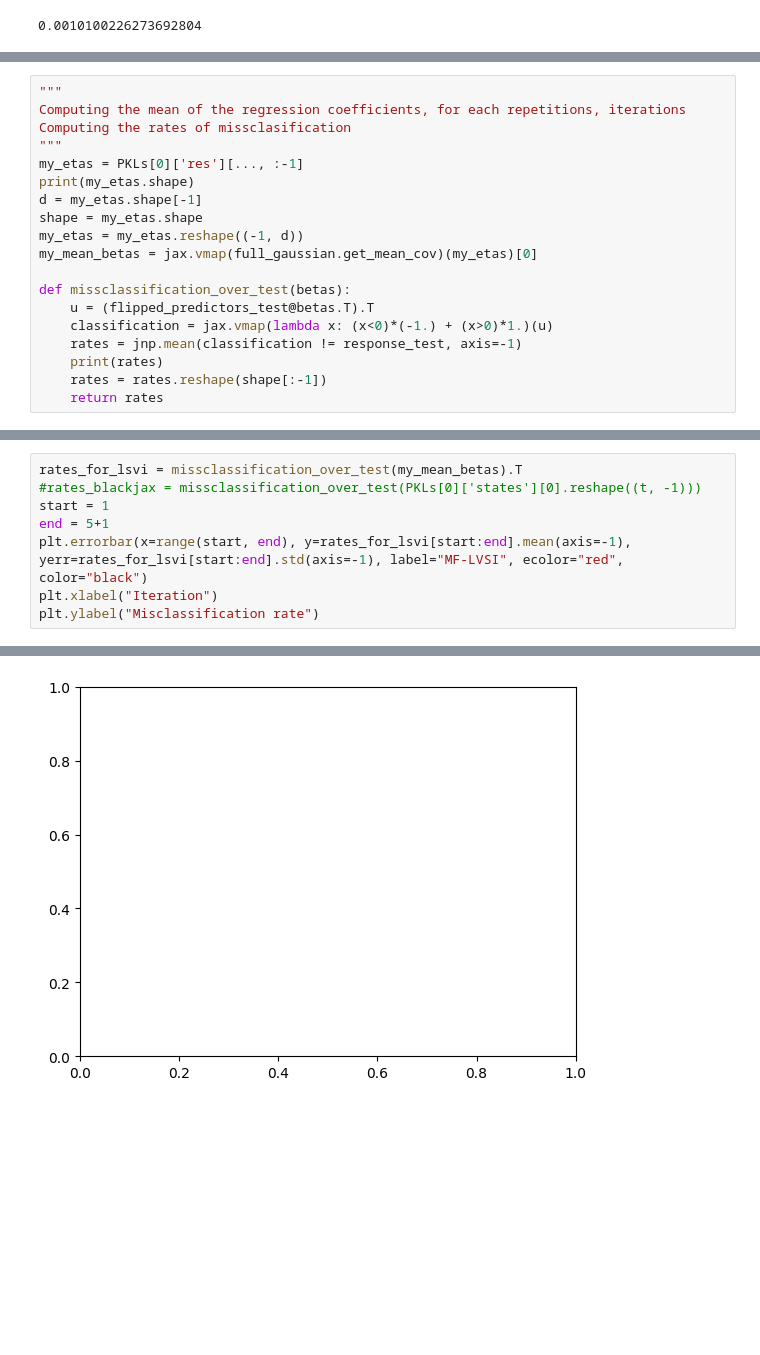
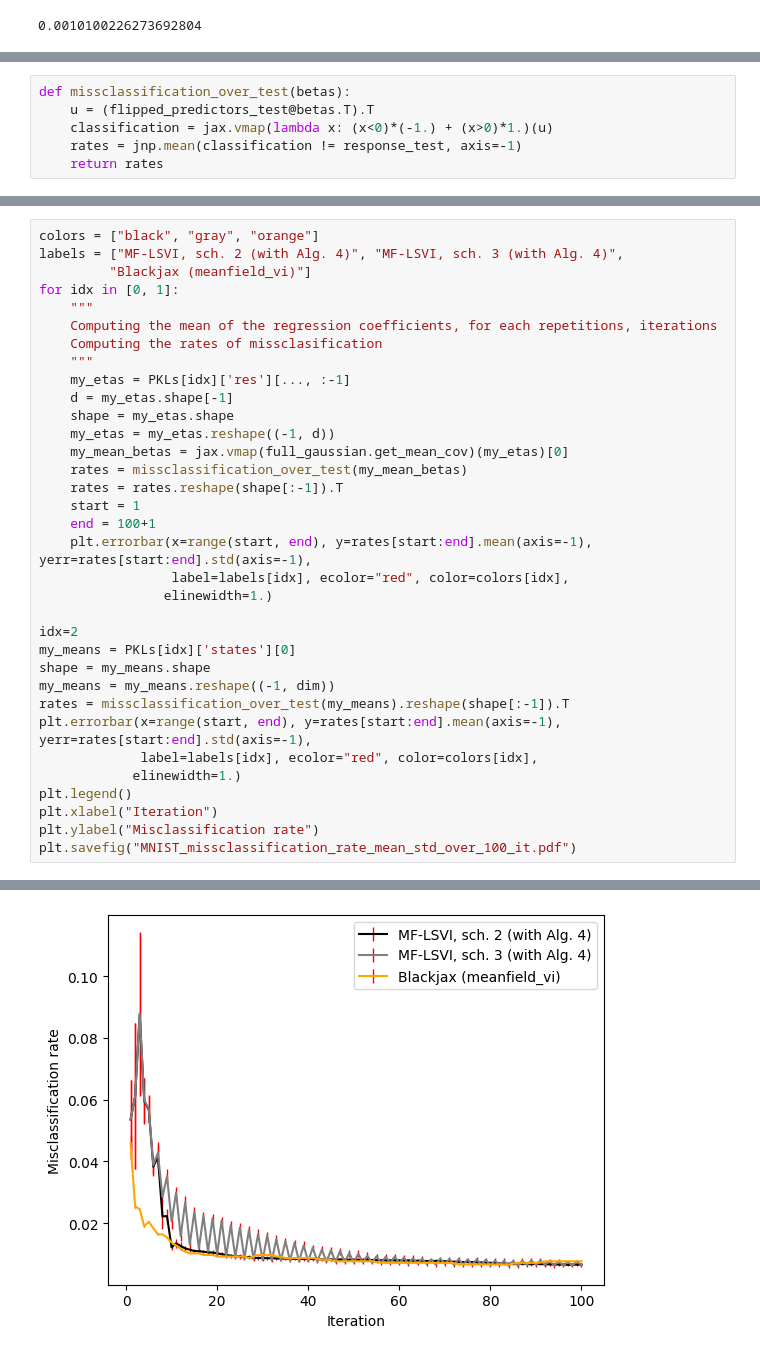
Before and after one commit to ylefay/LSVI, a Jupyter notebook: LSVI/experiments/logisticRegression/mnist/compare_with_scikitlearn_reg.ipynb, the cells around one changed output, grey strips where cells are left out. Saved outputs shown, nothing was run; the diff lists cells and outputs as text; blank space fills up the shorter version.

```diff
--- a/LSVI/experiments/logisticRegression/mnist/compare_with_scikitlearn_reg.ipynb
+++ b/LSVI/experiments/logisticRegression/mnist/compare_with_scikitlearn_reg.ipynb
@@ -41,19 +49,6 @@ log_loss(response, logreg.predict_proba(flipped_predictors))
 # %%
-"""
-Computing the mean of the regression coefficients, for each repetitions, iterations
-Computing the rates of missclasification
-"""
-my_etas = PKLs[0]['res'][..., :-1]
-print(my_etas.shape)
-d = my_etas.shape[-1]
-shape = my_etas.shape
-my_etas = my_etas.reshape((-1, d))
-my_mean_betas = jax.vmap(full_gaussian.get_mean_cov)(my_etas)[0]
-
 def missclassification_over_test(betas):
     u = (flipped_predictors_test@betas.T).T
     classification = jax.vmap(lambda x: (x<0)*(-1.) + (x>0)*1.)(u)
     rates = jnp.mean(classification != response_test, axis=-1)
-    print(rates)
-    rates = rates.reshape(shape[:-1])
     return rates
@@ -62,9 +55,35 @@ def missclassification_over_test(betas):
 # %%
-rates_for_lsvi = missclassification_over_test(my_mean_betas).T
-#rates_blackjax = missclassification_over_test(PKLs[0]['states'][0].reshape((t, -1)))
-start = 1
-end = 5+1
-plt.errorbar(x=range(start, end), y=rates_for_lsvi[start:end].mean(axis=-1), yerr=rates_for_lsvi[start:end].std(axis=-1), label="MF-LVSI", ecolor="red", color="black")
+colors = ["black", "gray", "orange"]
+labels = ["MF-LSVI, sch. 2 (with Alg. 4)", "MF-LSVI, sch. 3 (with Alg. 4)",
+         "Blackjax (meanfield_vi)"]
+for idx in [0, 1]:
+    """
+    Computing the mean of the regression coefficients, for each repetitions, iterations
+    Computing the rates of missclasification
+    """
+    my_etas = PKLs[idx]['res'][..., :-1]
+    d = my_etas.shape[-1]
+    shape = my_etas.shape
+    my_etas = my_etas.reshape((-1, d))
+    my_mean_betas = jax.vmap(full_gaussian.get_mean_cov)(my_etas)[0]
+    rates = missclassification_over_test(my_mean_betas)
+    rates = rates.reshape(shape[:-1]).T
+    start = 1
+    end = 100+1
+    plt.errorbar(x=range(start, end), y=rates[start:end].mean(axis=-1), yerr=rates[start:end].std(axis=-1),
+                 label=labels[idx], ecolor="red", color=colors[idx],
+                elinewidth=1.)
+
+idx=2
+my_means = PKLs[idx]['states'][0]
+shape = my_means.shape
+my_means = my_means.reshape((-1, dim))
+rates = missclassification_over_test(my_means).reshape(shape[:-1]).T
+plt.errorbar(x=range(start, end), y=rates[start:end].mean(axis=-1), yerr=rates[start:end].std(axis=-1),
+             label=labels[idx], ecolor="red", color=colors[idx],
+            elinewidth=1.)
+plt.legend()
 plt.xlabel("Iteration")
 plt.ylabel("Misclassification rate")
+plt.savefig("MNIST_missclassification_rate_mean_std_over_100_it.pdf")
 # %% [output]
@@ -89 +90 @@ ValueError: 'x' and 'y' must have the same size
-[figure, old version]
+[figure, new version]
```
Also changed, not shown: parts of 7 cells of this notebook, 7 other files.
